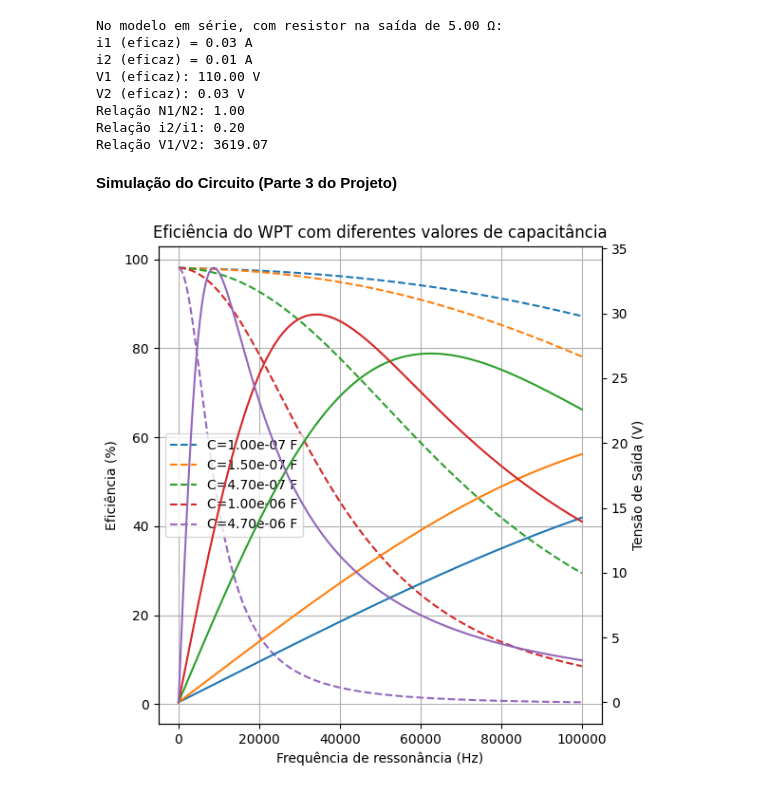
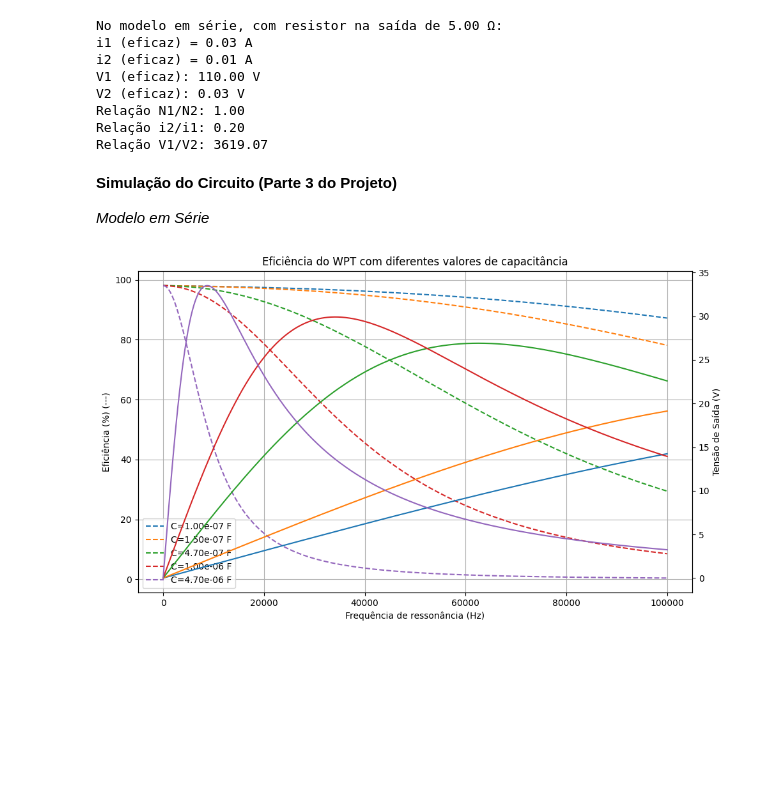
Before and after one commit to Luca-Krausz/ProjetoEletromag24.2, a Jupyter notebook: EletromagCapacitor.ipynb, the cells around one changed output. Drawn from its saved outputs; the diff is of its cells as text; code cells hidden in the pictures; blank space fills up the shorter version.

```diff
--- a/EletromagCapacitor.ipynb
+++ b/EletromagCapacitor.ipynb
@@ -91,8 +91,10 @@ Relação i2/i1: 0.20
 Relação V1/V2: 3619.07
 # %% [markdown]
 **Simulação do Circuito (Parte 3 do Projeto)**
+
+*Modelo em Série*
 # %%
-# Simulação para diferentes valores de C em série.
+# Gráfico da eficiência do WPT com diferentes valores de capacitância
 
 C_values = [1e-7, 1.5e-7, 4.7e-7, 1e-6, 4.7e-6]
 Ufonte = 10
@@ -111,12 +113,12 @@ def calcular_eficiencia(Ufonte, I1, Usaida, I2):
     return eficiencia
 
 
-def simular_eficiencia(C_values, R_DC, Ufonte):
-    fig, ax1 = plt.subplots(figsize=(6, 6))
+def SimularCircuito(C_values, R_DC, Ufonte):
+    fig, ax1 = plt.subplots(figsize=(10, 6))
 
     ax2 = ax1.twinx()
     ax1.set_xlabel('Frequência de ressonância (Hz)')
-    ax1.set_ylabel('Eficiência (%)')
+    ax1.set_ylabel('Eficiência (%) (---)')
     ax2.set_ylabel('Tensão de Saída (V)')
 
     for C in C_values:
@@ -135,32 +137,32 @@ def simular_eficiencia(C_values, R_DC, Ufonte):
             XL1 = 1j * W * L
             XL2 = XL1
             XM = 1j * W * M
             XC1 = 1/(1j * W * C)
             XC2 = XC1
 
             def CalcularEmSerie(Ufonte, Rcarga):
                 Z=np.array([[R_f + XL1 + XC1, -XM],[-XM, XL2 + R_f + XC2 + Rcarga]])
                 V=np.array([Ufonte, 0])
                 i=np.dot(linalg.inv(Z), V)
                 return i[0], i[1]
 
             I1_f, I2_f = CalcularEmSerie(Ufonte, Rcarga)
             Usaida = I2_f * Rcarga
 
             eficiencia_f = calcular_eficiencia(Ufonte, I1_f, Usaida, I2_f)
             eficiencia.append(eficiencia_f * 100)
             tensao_saida.append(np.abs(Usaida))
             frequencias.append(f)
 
         ax1.plot(frequencias, eficiencia, label=f'C={C:.2e} F', linestyle='--')
         ax2.plot(frequencias, tensao_saida)
 
     ax1.set_title('Eficiência do WPT com diferentes valores de capacitância')
     ax1.legend()
     ax1.grid(True)
     fig.tight_layout()
     plt.show()
 
-simular_eficiencia(C_values, R_DC, Ufonte)
+SimularCircuito(C_values, R_DC, Ufonte)
 # %% [output]
-[figure, old version]
+[figure, new version]
```
Also changed, not shown: parts of 8 cells of this notebook.
